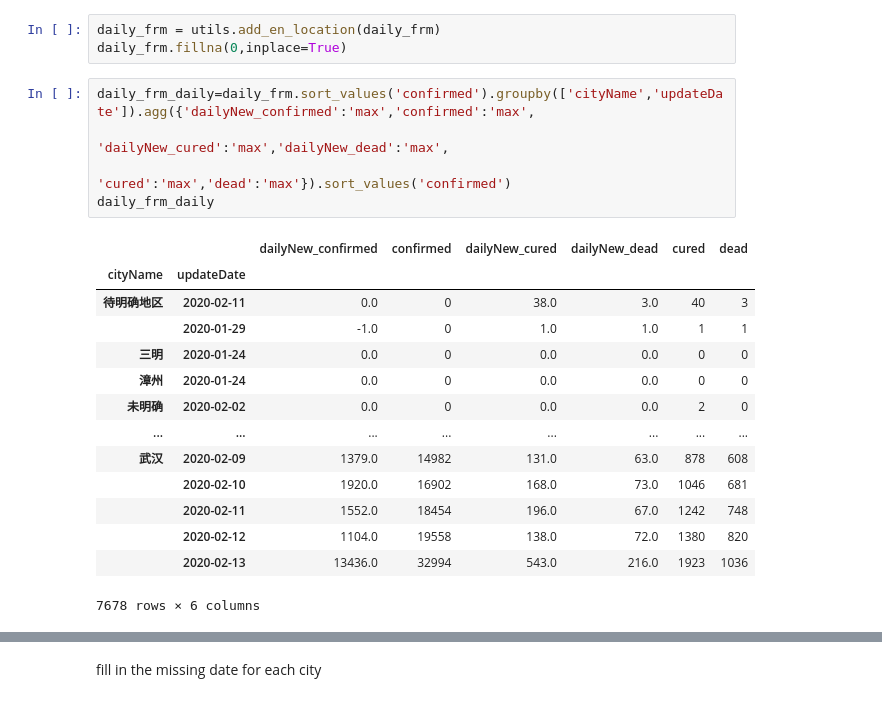
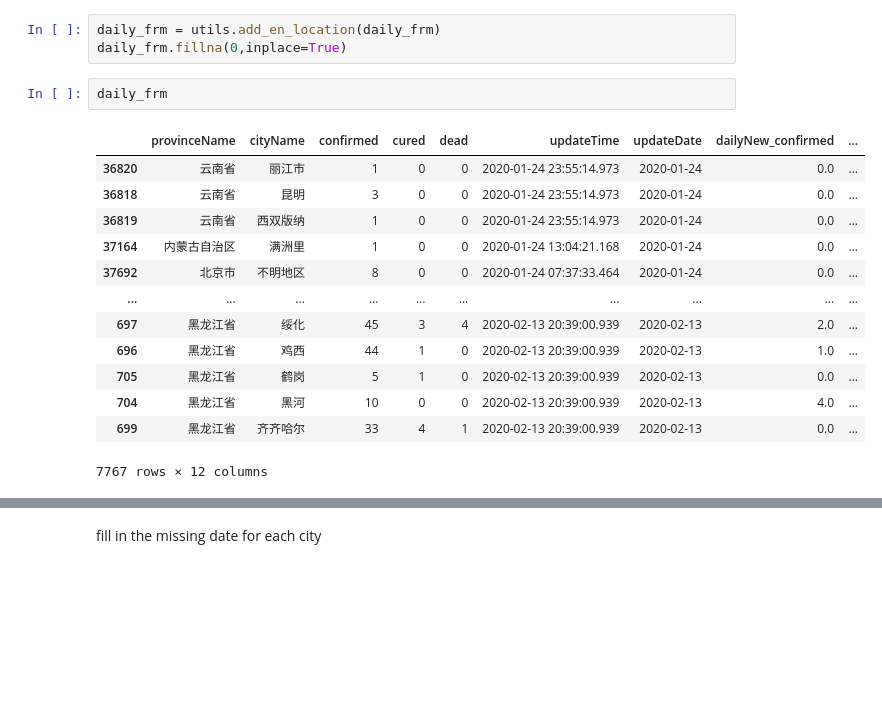
Before and after one commit to brookefzy/COVID-19, a Jupyter notebook: CityLevelAnalysis.ipynb, the cells around one changed output, grey strips where cells are left out. Saved outputs shown, nothing was run; the diff lists cells and outputs as text; blank space fills up the shorter version.

```diff
--- a/CityLevelAnalysis.ipynb
+++ b/CityLevelAnalysis.ipynb
@@ -43,23 +44,19 @@ daily_frm
 # %%
 daily_frm = utils.add_en_location(daily_frm)
 daily_frm.fillna(0,inplace=True)
-# %%
-daily_frm_daily=daily_frm.sort_values('confirmed').groupby(['cityName','updateDate']).agg({'dailyNew_confirmed':'max','confirmed':'max',
-                                                                   'dailyNew_cured':'max','dailyNew_dead':'max',
-                                                                  'cured':'max','dead':'max'}).sort_values('confirmed')
-daily_frm_daily
-# %% [output]
-|  |  | dailyNew_confirmed | confirmed | dailyNew_cured | dailyNew_dead | cured | dead |
-| cityName | updateDate |  |  |  |  |  |  |
-| 待明确地区 | 2020-02-11 | 0.0 | 0 | 38.0 | 3.0 | 40 | 3 |
-|  | 2020-01-29 | -1.0 | 0 | 1.0 | 1.0 | 1 | 1 |
-| 三明 | 2020-01-24 | 0.0 | 0 | 0.0 | 0.0 | 0 | 0 |
-| 漳州 | 2020-01-24 | 0.0 | 0 | 0.0 | 0.0 | 0 | 0 |
-| 未明确 | 2020-02-02 | 0.0 | 0 | 0.0 | 0.0 | 2 | 0 |
-| ... | ... | ... | ... | ... | ... | ... | ... |
-| 武汉 | 2020-02-09 | 1379.0 | 14982 | 131.0 | 63.0 | 878 | 608 |
-|  | 2020-02-10 | 1920.0 | 16902 | 168.0 | 73.0 | 1046 | 681 |
-|  | 2020-02-11 | 1552.0 | 18454 | 196.0 | 67.0 | 1242 | 748 |
-|  | 2020-02-12 | 1104.0 | 19558 | 138.0 | 72.0 | 1380 | 820 |
-|  | 2020-02-13 | 13436.0 | 32994 | 543.0 | 216.0 | 1923 | 1036 |
-7678 rows × 6 columns
+# %%
+daily_frm
+# %% [output]
+|  | provinceName | cityName | confirmed | cured | dead | updateTime | updateDate | dailyNew_confirmed | ... |
+| 36820 | 云南省 | 丽江市 | 1 | 0 | 0 | 2020-01-24 23:55:14.973 | 2020-01-24 | 0.0 | ... |
+| 36818 | 云南省 | 昆明 | 3 | 0 | 0 | 2020-01-24 23:55:14.973 | 2020-01-24 | 0.0 | ... |
+| 36819 | 云南省 | 西双版纳 | 1 | 0 | 0 | 2020-01-24 23:55:14.973 | 2020-01-24 | 0.0 | ... |
+| 37164 | 内蒙古自治区 | 满洲里 | 1 | 0 | 0 | 2020-01-24 13:04:21.168 | 2020-01-24 | 0.0 | ... |
+| 37692 | 北京市 | 不明地区 | 8 | 0 | 0 | 2020-01-24 07:37:33.464 | 2020-01-24 | 0.0 | ... |
+| ... | ... | ... | ... | ... | ... | ... | ... | ... | ... |
+| 697 | 黑龙江省 | 绥化 | 45 | 3 | 4 | 2020-02-13 20:39:00.939 | 2020-02-13 | 2.0 | ... |
+| 696 | 黑龙江省 | 鸡西 | 44 | 1 | 0 | 2020-02-13 20:39:00.939 | 2020-02-13 | 1.0 | ... |
+| 705 | 黑龙江省 | 鹤岗 | 5 | 1 | 0 | 2020-02-13 20:39:00.939 | 2020-02-13 | 0.0 | ... |
+| 704 | 黑龙江省 | 黑河 | 10 | 0 | 0 | 2020-02-13 20:39:00.939 | 2020-02-13 | 4.0 | ... |
+| 699 | 黑龙江省 | 齐齐哈尔 | 33 | 4 | 1 | 2020-02-13 20:39:00.939 | 2020-02-13 | 0.0 | ... |
+7767 rows × 12 columns
```
Also changed, not shown: parts of 9 cells of this notebook.
